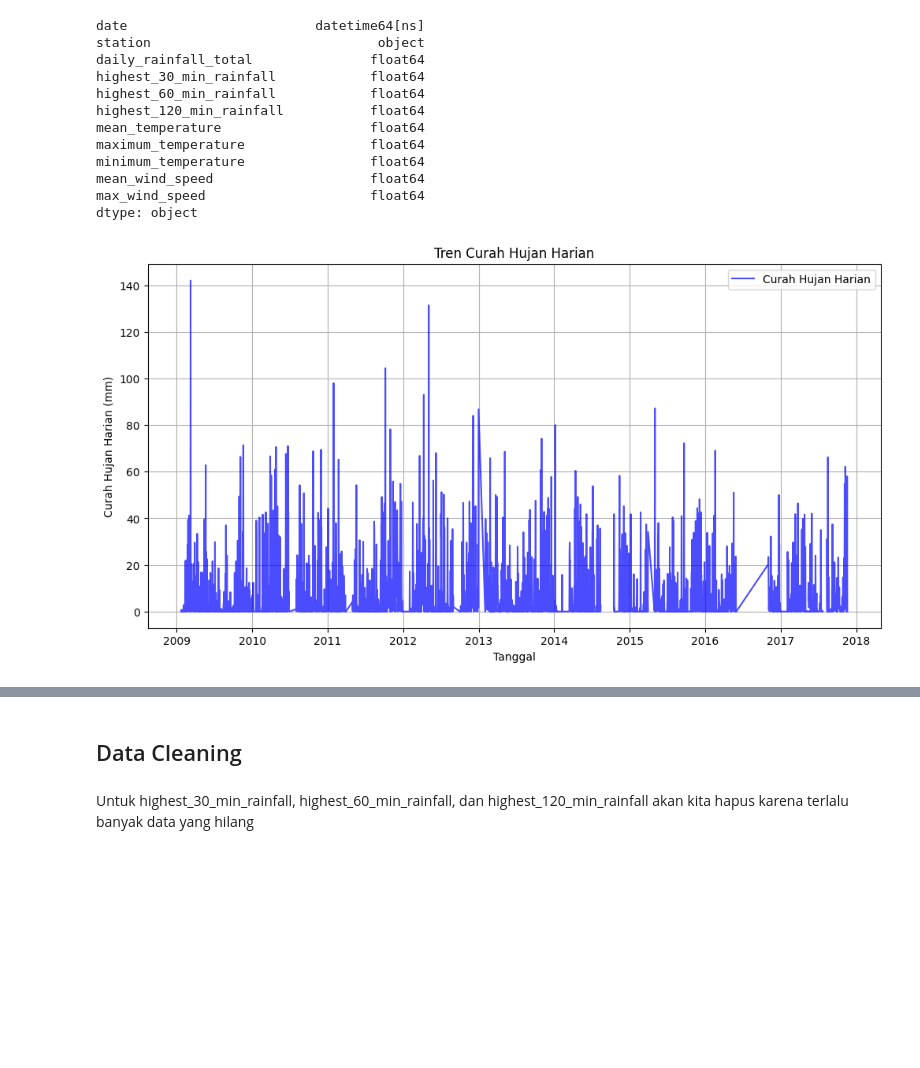
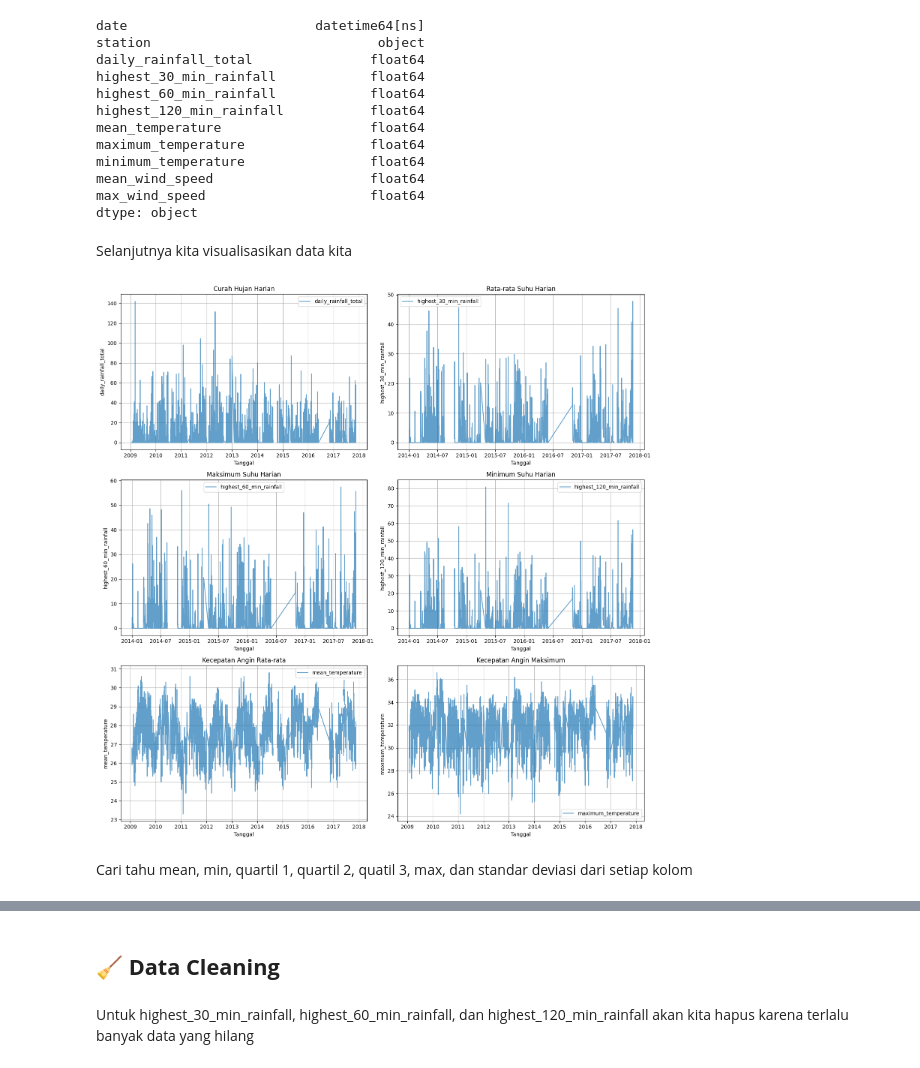
Before and after one commit to mie-intel/AI-WSM, a Jupyter notebook: A.ipynb, the cells around one changed output, grey strips where cells are left out. Cells and saved outputs as stored; diff of their text form; code cells hidden in the pictures; blank space fills up the shorter version.

```diff
--- a/A.ipynb
+++ b/A.ipynb
@@ -100,20 +109,39 @@ minimum_temperature                float64
 mean_wind_speed                    float64
 max_wind_speed                     float64
 dtype: object
-# %%
-# Data Visualization
-
-# Line plot untuk daily_rainfall_total terhadap waktu
-plt.figure(figsize=(12, 6))
-plt.plot(data['date'], data['daily_rainfall_total'], label='Curah Hujan Harian', color='blue', alpha=0.7)
-plt.title('Tren Curah Hujan Harian')
-plt.xlabel('Tanggal')
-plt.ylabel('Curah Hujan Harian (mm)')
-plt.legend()
-plt.grid()
-plt.show()
-# %% [output]
-[figure, removed]
+# %% [markdown]
+Selanjutnya kita visualisasikan data kita
+# %%
+fig, axes = plt.subplots(3, 2, figsize=(15, 15))  # Create a 3x2 grid of subplots
+
+numerical_columns = data.select_dtypes(include=[np.number]).columns.tolist()
+columns_to_plot = numerical_columns  # Use the numerical columns for plotting
+titles = [
+    "Curah Hujan Harian",
+    "Rata-rata Suhu Harian",
+    "Maksimum Suhu Harian",
+    "Minimum Suhu Harian",
+    "Kecepatan Angin Rata-rata",
+    "Kecepatan Angin Maksimum",
+]
+
+# data_clean = data_clean[len(data_clean) - 30:]  # Select the last 90 days of data
+# monthly_data2 = monthly_data2[len(monthly_data2) - 90:]
+
+for ax, col, title in zip(axes.flatten(), columns_to_plot, titles):
+    ax.plot(data['date'], data[col], label=col, alpha=0.7)
+    ax.set_title(title)
+    ax.set_xlabel("Tanggal")
+    ax.set_ylabel(col)
+    ax.legend()
+    ax.grid()
+
+plt.tight_layout()  # Adjust spacing between subplots
+plt.show()
+# %% [output]
+[figure, added]
+# %% [markdown]
+Cari tahu mean, min, quartil 1, quartil 2, quatil 3, max, dan standar deviasi dari setiap kolom
 # %%
 data.describe()
 # %% [output]
@@ -127,7 +155,7 @@ data.describe()
 | max | 2017-11-30 00:00:00 | 142.000000 | 47.800000 | 57.400000 | 80.800000 | ... |
 | std | NaN | 13.335983 | 7.119767 | 8.947346 | 10.102011 | ... |
 # %% [markdown]
-## Data Cleaning
+## 🧹 **Data Cleaning**
 # %% [markdown]
 Untuk highest_30_min_rainfall, highest_60_min_rainfall, dan highest_120_min_rainfall akan kita hapus karena terlalu banyak data yang hilang
 # %%
```
Also changed, not shown: parts of 30 cells of this notebook, 2 other files.
